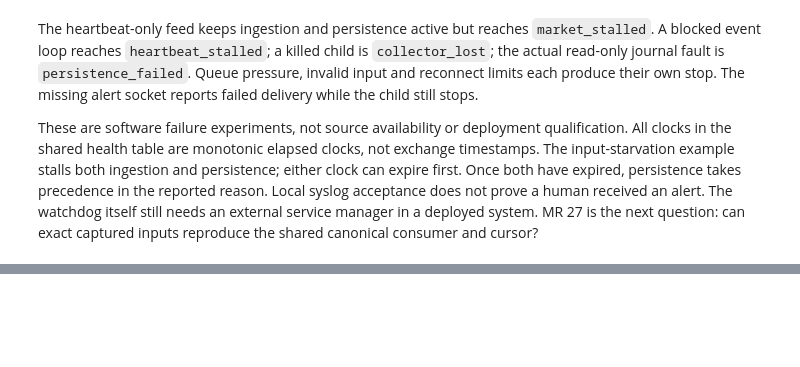
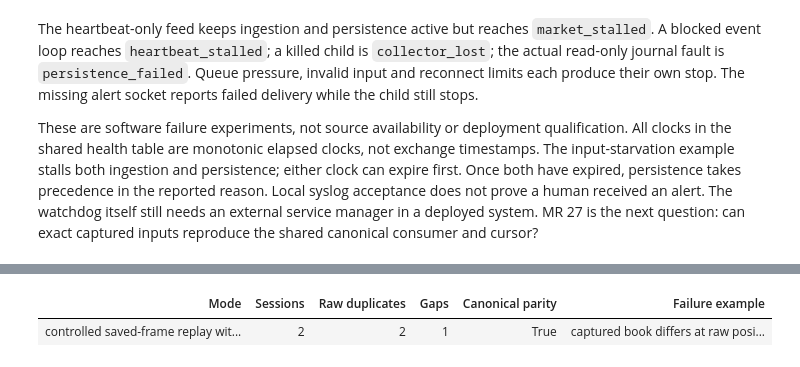
Before and after one commit to lixuanguang/alpha-research-lab-private, a Jupyter notebook: examples/research-foundations.ipynb, the cells around one changed output, grey strips where cells are left out. Cells and saved outputs as stored; diff of their text form; code cells hidden in the pictures; blank space fills up the shorter version.

```diff
--- a/examples/research-foundations.ipynb
+++ b/examples/research-foundations.ipynb
@@ -2608,0 +2622,35 @@ can exact captured inputs reproduce the shared canonical consumer and cursor?
+# %%
+for name in ("parity_consumer.py", "recovery_probe.py"):
+    shutil.copyfile(root / "tests/fixtures/mr27" / name, local / name)
+probe = subprocess.run(
+    [
+        sys.executable,
+        "-I",
+        str(local / "recovery_probe.py"),
+        str(bitfinex_directory),
+        str(local / "mr27-recovery"),
+    ],
+    cwd=local,
+    capture_output=True,
+    text=True,
+    check=True,
+    timeout=90,
+)
+probe_result = json.loads(probe.stdout)
+NotebookDisplay.show_table(
+    ("Mode", "Sessions", "Raw duplicates", "Gaps", "Canonical parity", "Failure example"),
+    [
+        (
+            probe_result["mode"],
+            probe_result["capture"]["epochs"],
+            probe_result["capture"]["duplicates"],
+            len(probe_result["capture"]["gaps"]),
+            probe_result["capture"]["canonical_parity"],
+            probe_result["divergence_refusal"],
+        )
+    ],
+)
+assert probe_result["first_divergence_retained"]
+# %% [output]
+| Mode | Sessions | Raw duplicates | Gaps | Canonical parity | Failure example |
+| controlled saved-frame replay wit... | 2 | 2 | 1 | True | captured book differs at raw posi... |
```
Also changed, not shown: parts of 24 cells of this notebook, 11 other files.
